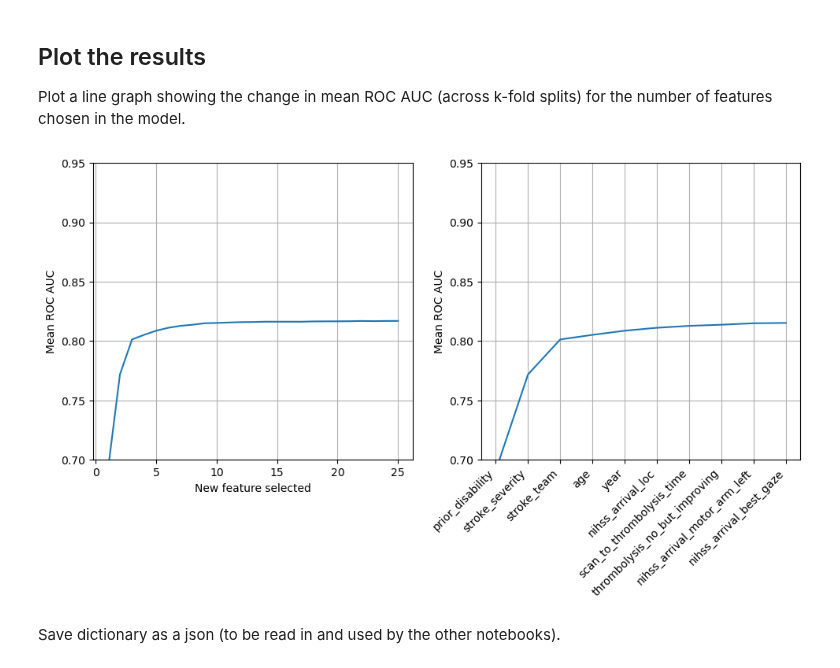
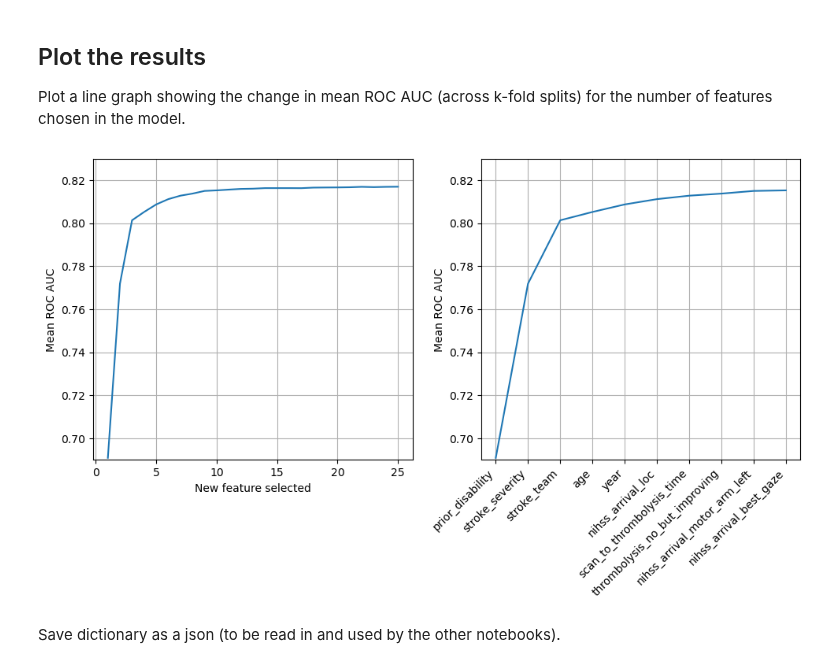
Before and after one commit to samuel-book/outcome_xgbb_shap, a Jupyter notebook: outcome_experimental/02_xgb_feature_selection.ipynb, the cells around one changed output. Cells and saved outputs as stored; diff of their text form; code cells hidden in the pictures.

```diff
--- a/outcome_experimental/02_xgb_feature_selection.ipynb
+++ b/outcome_experimental/02_xgb_feature_selection.ipynb
@@ -387,35 +393,37 @@ results.to_csv(f'{paths.data_save_path}/{paths.notebook}feature_selection.csv',
 # %% [markdown]
 ## Plot the results
 Plot a line graph showing the change in mean ROC AUC (across k-fold splits) for the number of features chosen in the model.
+# %%
+results = pd.read_csv(f'{paths.data_save_path}/{paths.notebook}feature_selection.csv')
 # %%
 features_to_show = 10
 
 fig = plt.figure(figsize=(10,6))
 
 ax1 = fig.add_subplot(121)
 ax1.plot(results['number_features'], results['AUC'])
 ax1.set_xlabel('Number of features')
 ax1.set_ylabel('Mean ROC AUC')
-ax1.set_ylim(0.7, 0.95)
+ax1.set_ylim(0.69, 0.83)
 ax1.grid()
 
 ax2 = fig.add_subplot(122)
 ax2.plot(results['feature'][:features_to_show],
          results['AUC'][:features_to_show])
 xlabels = list(results['feature'])
 xlabels = xlabels[:features_to_show]
 ax2.set_xticklabels(xlabels, rotation=45, ha='right')
 ax2.set_ylabel('Mean ROC AUC')
 ax1.set_xlabel('New feature selected')
-ax2.set_ylim(0.7, 0.95)
+ax2.set_ylim(0.69, 0.83)
 ax2.grid()
 
 plt.tight_layout(pad=1.5)
 
 plt.savefig(f'{paths.data_save_path}/{paths.notebook}feature_selection.jpg', dpi=300)
 plt.show()
 # %% [output]
-[figure, old version]
+[figure, new version]
 # %% [markdown]
 Save dictionary as a json (to be read in and used by the other notebooks).
 # %%
```
Also changed, not shown: parts of 4 cells of this notebook, 8 other files.
